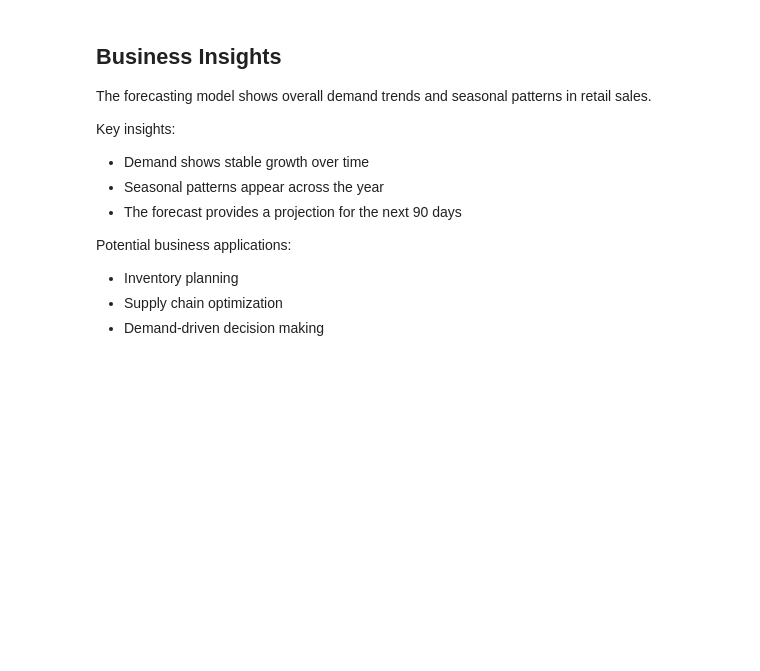
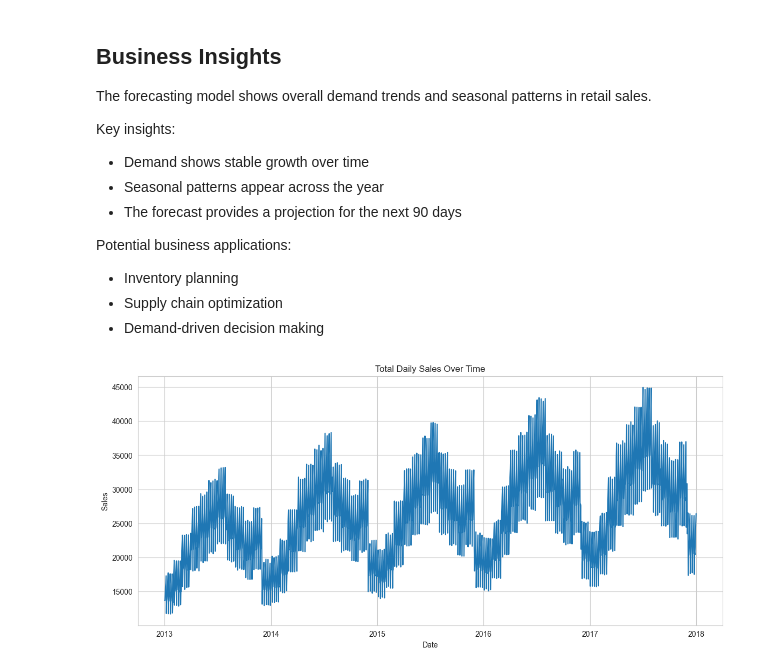
Before and after one commit to akaleniuszka/demand-forecasting-retail, a Jupyter notebook: notebooks/forecasting_analysis.ipynb, the cells around one changed output. Drawn from its saved outputs; the diff is of its cells as text; code cells hidden in the pictures; blank space fills up the shorter version.

Commit message:
Add forecast visualizations

```diff
--- a/notebooks/forecasting_analysis.ipynb
+++ b/notebooks/forecasting_analysis.ipynb
@@ -158,3 +158,13 @@ Potential business applications:
 - Inventory planning
 - Supply chain optimization
 - Demand-driven decision making
+# %%
+plt.figure(figsize=(14,6))
+plt.plot(daily_sales["date"], daily_sales["sales"])
+plt.title("Total Daily Sales Over Time")
+plt.xlabel("Date")
+plt.ylabel("Sales")
+plt.savefig("../images/daily_sales.png")
+plt.show()
+# %% [output]
+[figure, added]
```
Also changed, not shown: parts of 3 cells of this notebook, 3 other files.
